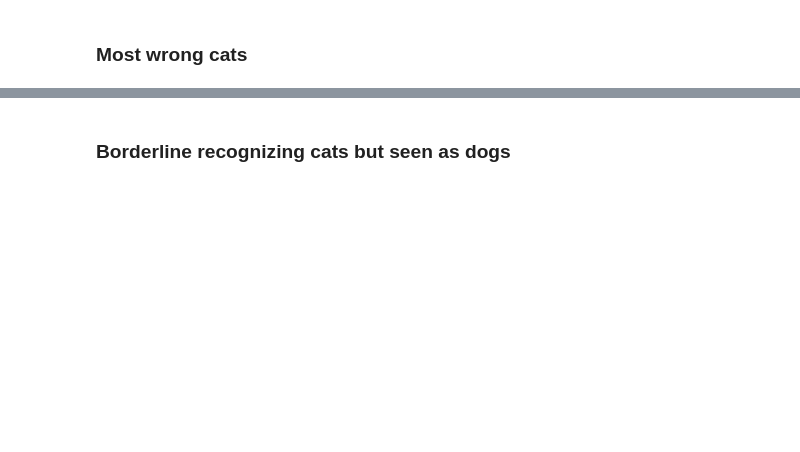
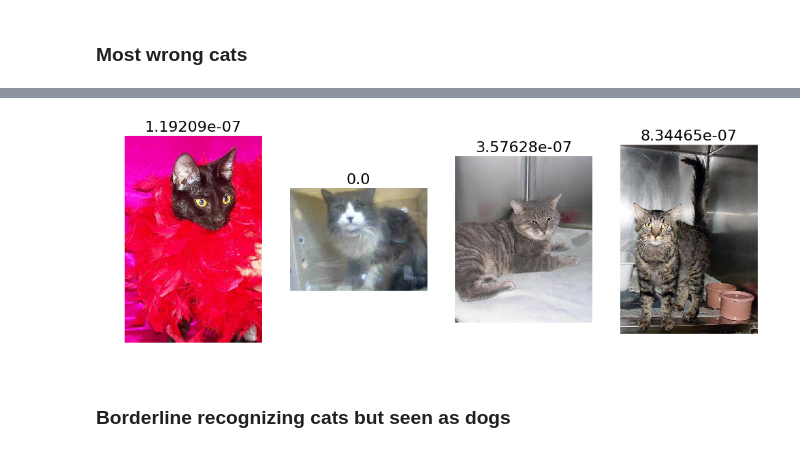
Before and after one commit to jeanfredericplante/blocks_classifier, a Jupyter notebook: notebooks/nbs/cats_dogs_submission.ipynb, the cells around one changed output, grey strips where cells are left out. Drawn from its saved outputs; the diff is of its cells as text; code cells hidden in the pictures; blank space fills up the shorter version.

```diff
--- a/notebooks/nbs/cats_dogs_submission.ipynb
+++ b/notebooks/nbs/cats_dogs_submission.ipynb
@@ -179,5 +185,5 @@ val_batches.classes[-8:]
 # %% [markdown]
 ### Most wrong cats
 # %%
-incorrect_cats = np.where((val_batches.classes == 0) & (our_class_prediction == 1))[0]
+incorrect_cats = np.where((val_classes == 0) & (our_class_prediction == 1))[0]
 # %%
@@ -185,7 +193,9 @@ print "total incorrect cats: ", len(incorrect_cats), " which is %", 100*len(inco
 # %%
 idx_most_incorrect = np.argsort(our_prediction[incorrect_cats])[::-1][:n_view]
 # %%
-plots_array(valid_path, np.array(val_batches.filenames)[idx_most_incorrect], our_prediction[incorrect_cats][idx_most_incorrect])
+plots_array(valid_path, np.array(val_filenames)[idx_most_incorrect], our_prediction[idx_most_incorrect])
+# %% [output]
+[figure, added]
 # %% [markdown]
 ### Borderline recognizing cats but seen as dogs
 # %%
```
Also changed, not shown: parts of 19 cells of this notebook, 5 other files.
